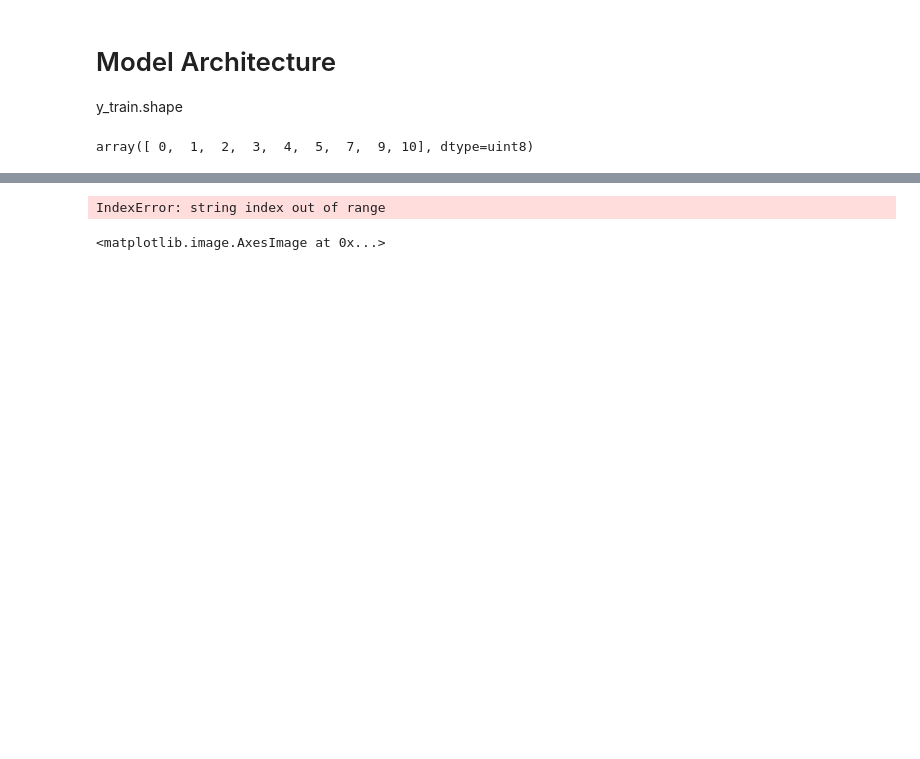
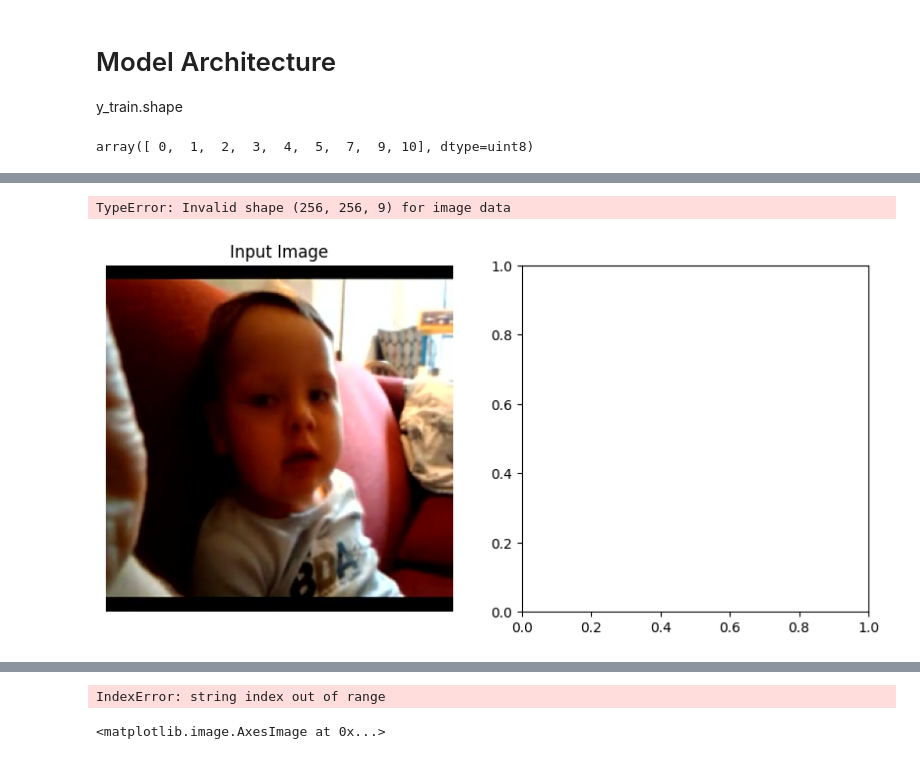
Before and after one commit to JplepeckiBR/PCA, a Jupyter notebook: notebooks/Joao_training model.ipynb, the cells around one changed output, grey strips where cells are left out. Cells and saved outputs as stored; diff of their text form; code cells hidden in the pictures; blank space fills up the shorter version.

```diff
--- a/notebooks/Joao_training model.ipynb
+++ b/notebooks/Joao_training model.ipynb
@@ -29,7 +29,7 @@ mask_filenames = os.listdir(mask_dir)
 image_filenames.sort()
 mask_filenames.sort()
 # %%
-size_of_file = 1000
+size_of_file = 10000
 # training on size of file number of images training
 image_filenames = image_filenames[:size_of_file]
 mask_filenames = mask_filenames[:size_of_file]
@@ -222,0 +186,3 @@ history = model.predict(X_train)
+# %%
+predicted_mask = model.predict(np.expand_dims(X_train[0], axis=0))
+predicted_mask = np.squeeze(predicted_mask, axis =0)
@@ -222,0 +191,22 @@ history = model.predict(X_train)
+# %%
+import matplotlib.pyplot as plt
+
+# Plot the input image and predicted mask
+plt.figure(figsize=(10, 5))
+
+# Display the original image
+plt.subplot(1, 2, 1)
+plt.imshow(X_train[0])
+plt.title('Input Image')
+plt.axis('off')
+
+# Display the predicted mask
+plt.subplot(1, 2, 2)
+plt.imshow(predicted_mask, cmap='gray')
+plt.title('Predicted Mask')
+plt.axis('off')
+
+plt.show()
+# %% [output]
+TypeError: Invalid shape (256, 256, 9) for image data
+[figure, added]
```
Also changed, not shown: parts of 11 cells of this notebook.
